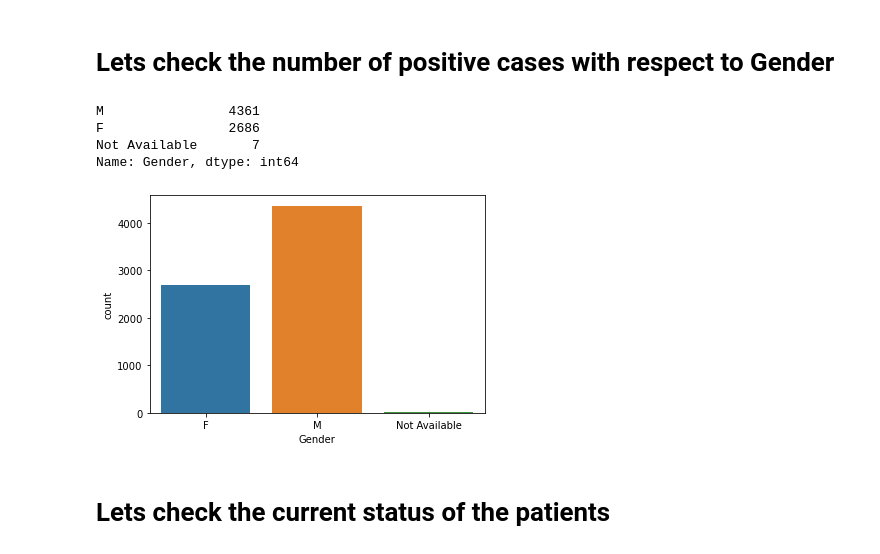
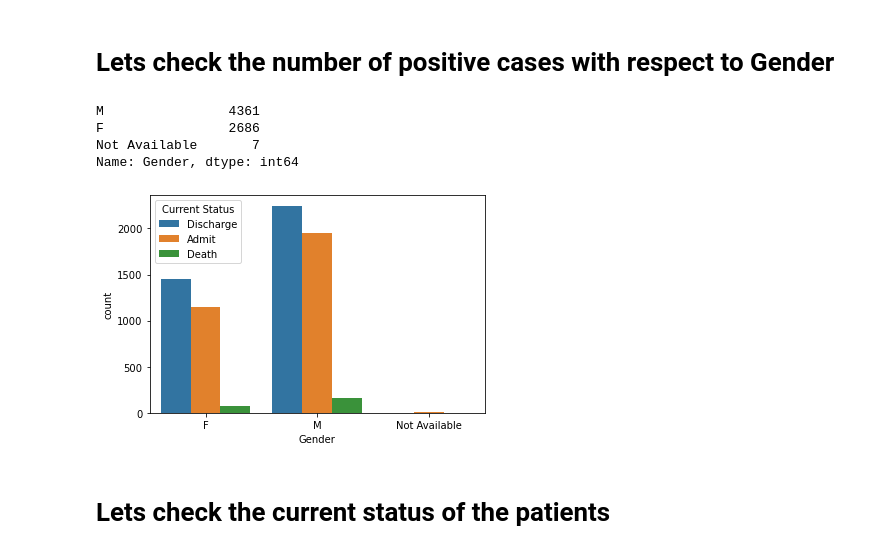
Before and after one commit to sushilbagate876/CovidPatient-Thane, a Jupyter notebook: covidpatient-thane.ipynb, the cells around one changed output. Drawn from its saved outputs; the diff is of its cells as text; code cells hidden in the pictures.

```diff
--- a/covidpatient-thane.ipynb
+++ b/covidpatient-thane.ipynb
@@ -126,14 +127,14 @@ memory usage: 551.2+ KB
 # %% [markdown]
 # Lets check the number of positive cases with respect to Gender
 # %%
-sns.countplot(data['Gender'])
+sns.countplot(data['Gender'],hue = data['Current Status'])
 data['Gender'].value_counts()
 # %% [output]
 M                4361
 F                2686
 Not Available       7
 Name: Gender, dtype: int64
-[figure, old version]
+[figure, new version]
 # %% [markdown]
 # Lets check the current status of the patients
 # %%
```
Also changed, not shown: parts of 15 cells of this notebook.
